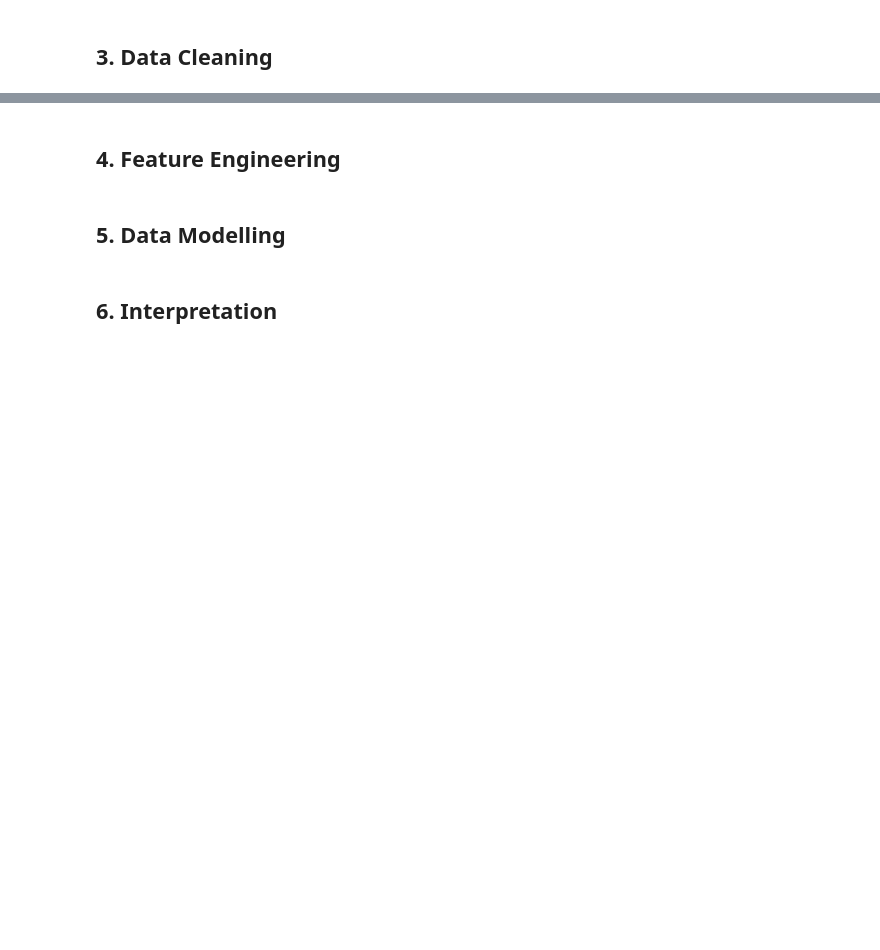
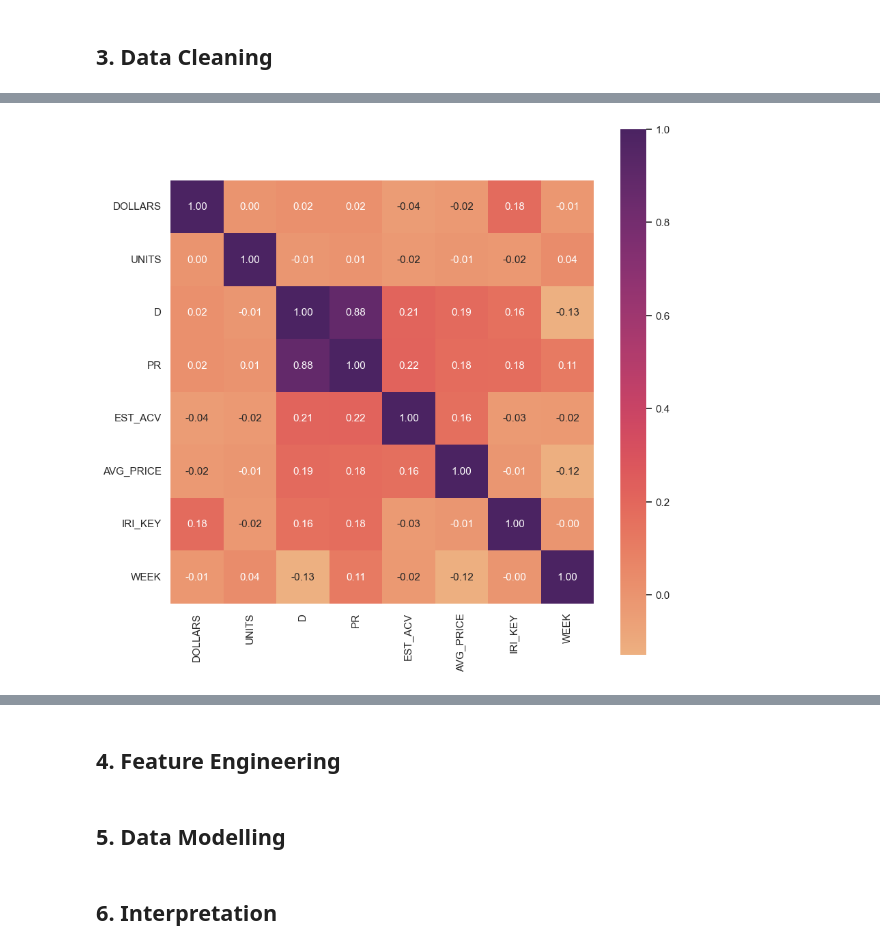
Before and after one commit to mistermakc/demand-prediction, a Jupyter notebook: analysis/regression-model.ipynb, the cells around one changed output, grey strips where cells are left out. Drawn from its saved outputs; the diff is of its cells as text; code cells hidden in the pictures; blank space fills up the shorter version.

```diff
--- a/analysis/regression-model.ipynb
+++ b/analysis/regression-model.ipynb
@@ -656,0 +533,10 @@ Name: DOLLARS, dtype: float64
+# %%
+# Showing a correlation matrix heatmap of the eleven highest correlated variables with the outcome variable
+columns = ny_correlation_matrix.nlargest(11, 'DOLLARS')['DOLLARS'].index
+ny_top_correlation_matrix = np.corrcoef(ny_df[columns].values.T)
+sns.set(font_scale=1)
+f, ax = plt.subplots(figsize=(10,10))
+heatmap = sns.heatmap(ny_correlation_matrix, cbar=True, annot=True, square=True, cmap="flare", fmt='.2f', annot_kws={'size': 11}, yticklabels=columns.values, xticklabels=columns.values)
+plt.show()
+# %% [output]
+[figure, added]
```
Also changed, not shown: parts of 81 cells of this notebook.
